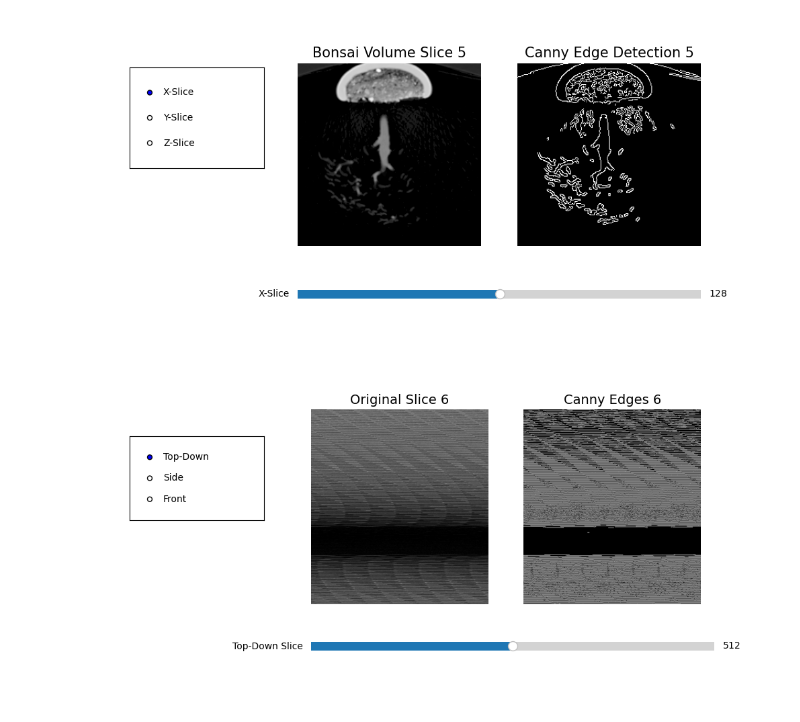
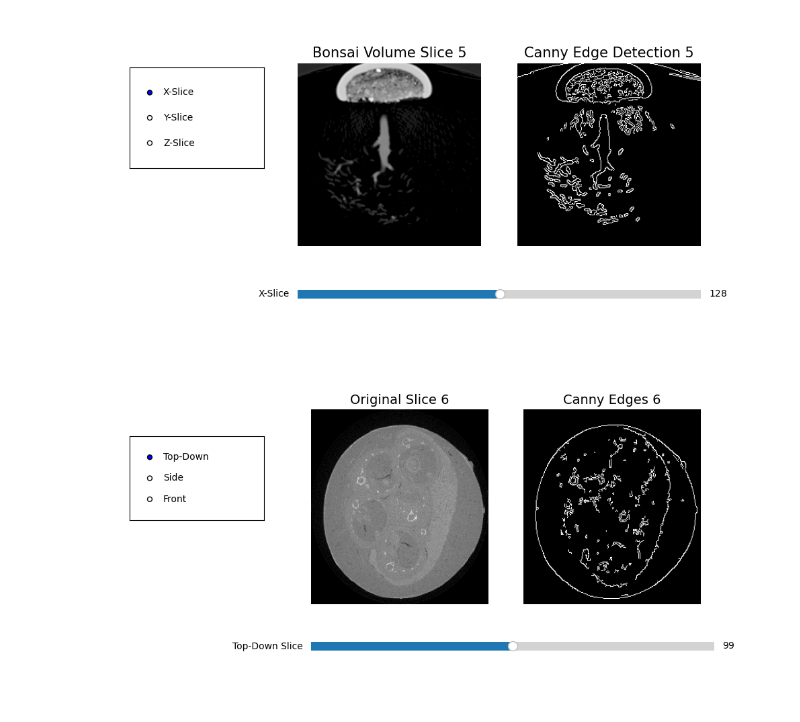
Before and after one commit to Bosser16/canny-edge, a Jupyter notebook: Canny-Edge-Slices.ipynb, the cells around one changed output. Cells and saved outputs as stored; diff of their text form; code cells hidden in the pictures.

Commit message:
Added king snake visuals to the isocontour slices and canny edge slice code

```diff
--- a/Canny-Edge-Slices.ipynb
+++ b/Canny-Edge-Slices.ipynb
@@ -428,9 +429,15 @@ def get_slice6(volume6: np.ndarray, axis6: int, index6: int) -> np.ndarray:
 def apply_canny6(img6: np.ndarray, low_thresh6=50, high_thresh6=150) -> np.ndarray:
     return cv2.Canny(img6, low_thresh6, high_thresh6)
 
-filename6 = "kingsnake_1024x1024x795_uint8.raw"
-shape6 = (1024, 1024, 795)
-volume6 = load_volume6(filename6, shape6)
+# filename6 = "kingsnake_1024x1024x795_uint8.raw"
+# shape6 = (1024, 1024, 795)
+# volume6 = load_volume6(filename6, shape6)
+dataset6 = ov.load_dataset("http://klacansky.com/open-scivis-datasets/kingsnake/kingsnake.idx", cache_dir=".")
+volume6 = dataset6.read(resolution=24)
+shape6 = volume6.shape  # e.g., (795, 1024, 1024)
+
+# Rest of your code remains as is with updated volume6 and shape6
+
 
 axis6 = 0
 slice_index6 = shape6[axis6] // 2
@@ -452,31 +459,31 @@ ax2_6.axis("off")
 radio_ax6 = plt.axes([0.05, 0.55, 0.2, 0.25])
 radio6 = RadioButtons(radio_ax6, ('Top-Down', 'Side', 'Front'))
 
 slider_ax6 = plt.axes([0.32, 0.15, 0.6, 0.05], facecolor='lightgray')
 slider6 = Slider(slider_ax6, f'{["Top-Down", "Side", "Front"][axis6]} Slice',
                  0, shape6[axis6] - 1, valinit=slice_index6, valstep=1)
 
 def update6(val):
     idx6 = int(slider6.val)
     new_img6 = get_slice6(volume6, axis6, idx6)
     new_edges6 = apply_canny6(new_img6)
 
     im1_6.set_data(new_img6)
     im2_6.set_data(new_edges6)
     ax1_6.set_title(f"{['Top-Down', 'Side', 'Front'][axis6]} Slice {idx6}", fontsize=14)
     fig6.canvas.draw_idle()
 
 def change_axis6(label6):
     global axis6
     axis6 = {'Top-Down': 0, 'Side': 1, 'Front': 2}[label6]
     slider6.label.set_text(f'{label6} Slice')
     slider6.valmax = shape6[axis6] - 1
     slider6.ax.set_xlim(0, shape6[axis6] - 1)
     slider6.set_val(shape6[axis6] // 2)
 
 slider6.on_changed(update6)
 radio6.on_clicked(change_axis6)
 
 plt.show()
 # %% [output]
-[figure, old version]
+[figure, new version]
```
Also changed, not shown: parts of 1 cell of this notebook, 1 other file.
